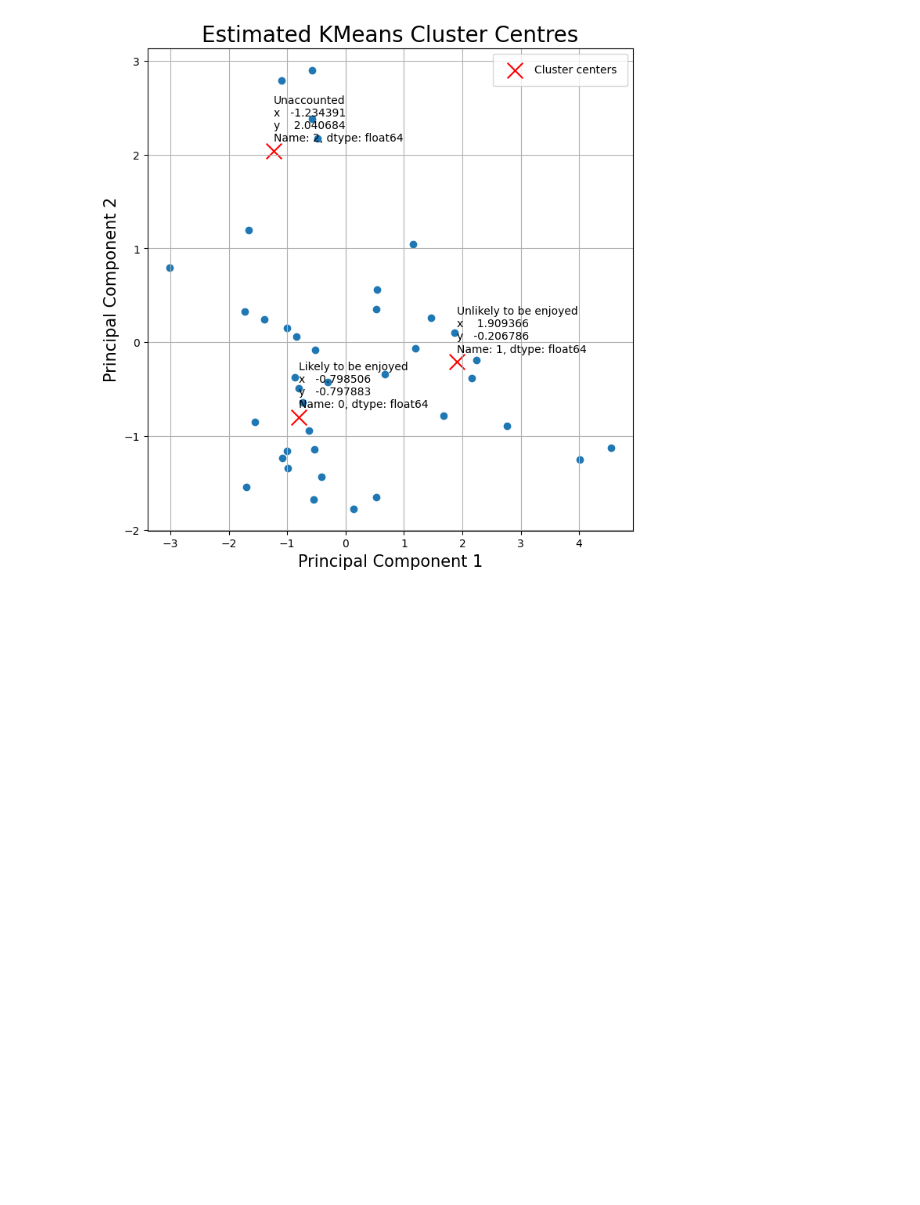
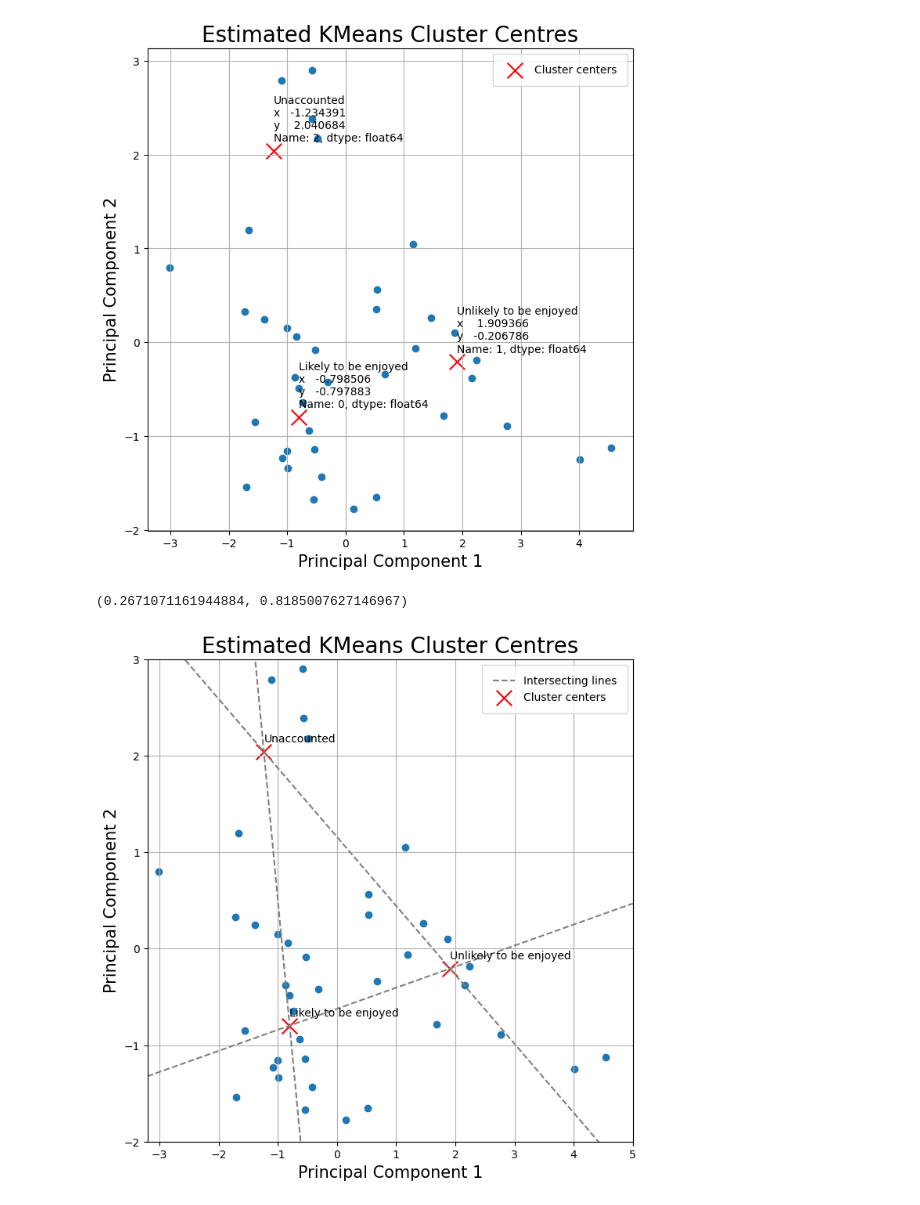
Before and after one commit to Kryptos1015/math-ia, a Jupyter notebook: program/main.ipynb, the cells around one changed output. Cells and saved outputs as stored; diff of their text form; code cells hidden in the pictures; blank space fills up the shorter version.

```diff
--- a/program/main.ipynb
+++ b/program/main.ipynb
@@ -144,3 +151,70 @@ for i, cluster in enumerate(cluster_names):
 ax.grid()
 # %% [output]
 [figure]
+# %%
+# Calculate line intersections
+
+def line(c1, c2):
+    m = (c2[1] - c1[1]) / (c2[0] - c1[0])
+    c = c2[1] - (m * c2[0])
+    return [m, c]
+
+cluster_coords = cluster_centers.to_numpy()
+a, b, c = cluster_coords[0], cluster_coords[1], cluster_coords[2]
+lines = [line(a,b), line(a,c), line(b,c)]
+
+# Calculate perpendicular bisectors
+
+def perpend_bisector(c1, c2, m):
+    midpoint = [(c2[0] + c1[0]) / 2, (c2[1] + c1[1]) / 2]
+    new_m = -1 / m
+    new_c = midpoint[1] - (new_m * midpoint[0])
+    return [new_m, new_c]
+
+perpendicular_bisector_lines = [perpend_bisector(a,b,lines[0][0]), perpend_bisector(a,c,lines[1][0]), perpend_bisector(b,c,lines[2][0])]
+
+# Calculate vertex of diagram
+
+m1 = perpendicular_bisector_lines[0][0]
+m2 = perpendicular_bisector_lines[1][0]
+c1 = perpendicular_bisector_lines[0][1]
+c2 = perpendicular_bisector_lines[1][1]
+
+vertex_x = (c2 - c1) / (m1 - m2)
+vertex_y = (m1 * vertex_x) + c1
+
+vertex_x, vertex_y
+# %% [output]
+(0.2671071161944884, 0.8185007627146967)
+# %%
+# Plot line intersections
+
+fig = plt.figure(figsize = (8,8))
+ax = fig.add_subplot(1,1,1)
+ax.set_xlim([-3.2, 5])
+ax.set_ylim([-2, 3])
+ax.set_xlabel('Principal Component 1', fontsize = 15)
+ax.set_ylabel('Principal Component 2', fontsize = 15)
+ax.set_title('Estimated KMeans Cluster Centres', fontsize = 20)
+
+ax.scatter(pruned_principal_df['pc 1'], pruned_principal_df['pc 2'], label='_')
+ax.scatter(cluster_centers['x'], cluster_centers['y'], marker='x', s=200, c='red', label='Cluster centers')
+
+for i, cluster in enumerate(['Likely to be enjoyed', 'Unlikely to be enjoyed', 'Unaccounted']):
+    ax.annotate(cluster, (cluster_centers['x'][i], cluster_centers['y'][i] + 0.1))
+
+x = np.linspace(-3.2, 5, 1000)
+temp_lbl_check = 0
+for line in lines:
+    m = line[0]
+    c = line[1]
+    if temp_lbl_check == 0:
+        ax.plot(x, m*x + c, color='gray', linestyle='dashed', label='Intersecting lines')
+        temp_lbl_check += 1
+    else:
+        ax.plot(x, m*x + c, color='gray', linestyle='dashed', label='_')
+
+ax.legend(borderpad=1)
+ax.grid()
+# %% [output]
+[figure, added]
```
Also changed, not shown: parts of 8 cells of this notebook, 4 other files.
